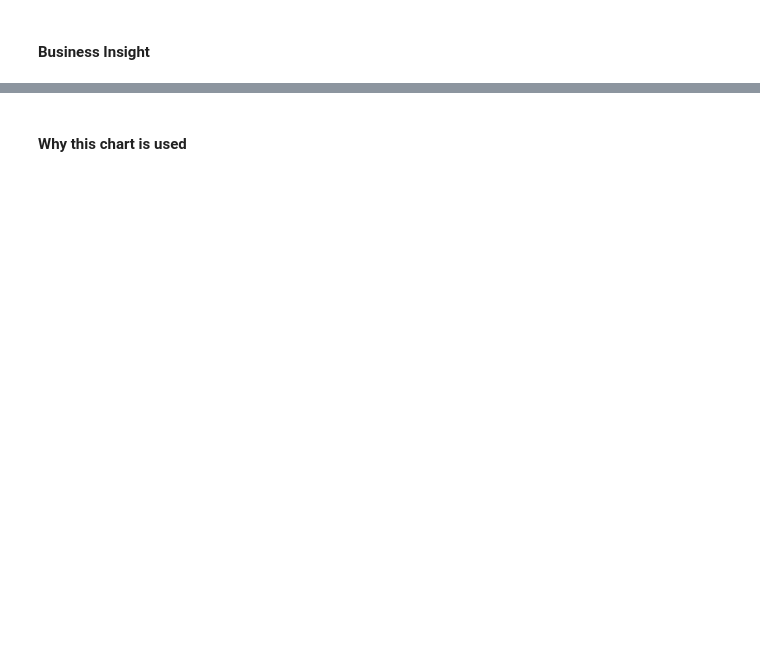
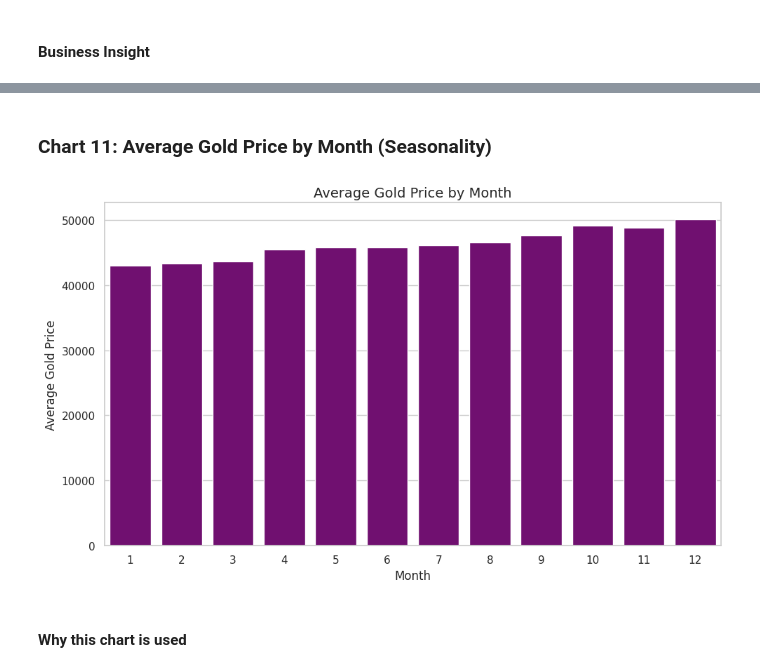
Before and after one commit to Sagarjain93/Machine-Learning-Portfolio, a Jupyter notebook: 03_ML_Practice/Gold_Price_Prediction_Forecasting/03_notebook/02_eda.ipynb, the cells around one changed output, grey strips where cells are left out. Cells and saved outputs as stored; diff of their text form; code cells hidden in the pictures; blank space fills up the shorter version.

```diff
--- a/03_ML_Practice/Gold_Price_Prediction_Forecasting/03_notebook/02_eda.ipynb
+++ b/03_ML_Practice/Gold_Price_Prediction_Forecasting/03_notebook/02_eda.ipynb
@@ -933,2 +1075,36 @@ plt.show()
+# %% [markdown]
+### **Chart 11: Average Gold Price by Month (Seasonality)**
+# %%
+# Chart 11: Average Gold Price by Month
+
+# This chart helps identify seasonal patterns in gold prices.
+# By grouping prices by month, we can see whether certain months
+# tend to have higher or lower average prices.
+
+# Create a new column extracting month from the Date index
+df["Month"] = df.index.month
+
+# Calculate average price for each month
+monthly_avg_price = df.groupby("Month")["Price"].mean()
+
+plt.figure(figsize=(10,6))  # set figure size
+
+# Bar chart showing average gold price by month
+sns.barplot(x=monthly_avg_price.index,
+            y=monthly_avg_price.values,
+            color="purple")
+
+# Chart title and axis labels
+plt.title("Average Gold Price by Month", fontsize=14)
+plt.xlabel("Month")
+plt.ylabel("Average Gold Price")
+
+# Improve layout
+plt.tight_layout()
+
+# Display chart
+plt.show()
+# %% [output]
+[figure, added]
 # %% [markdown]
 #### **Why this chart is used**
```
Also changed, not shown: parts of 26 cells of this notebook.
